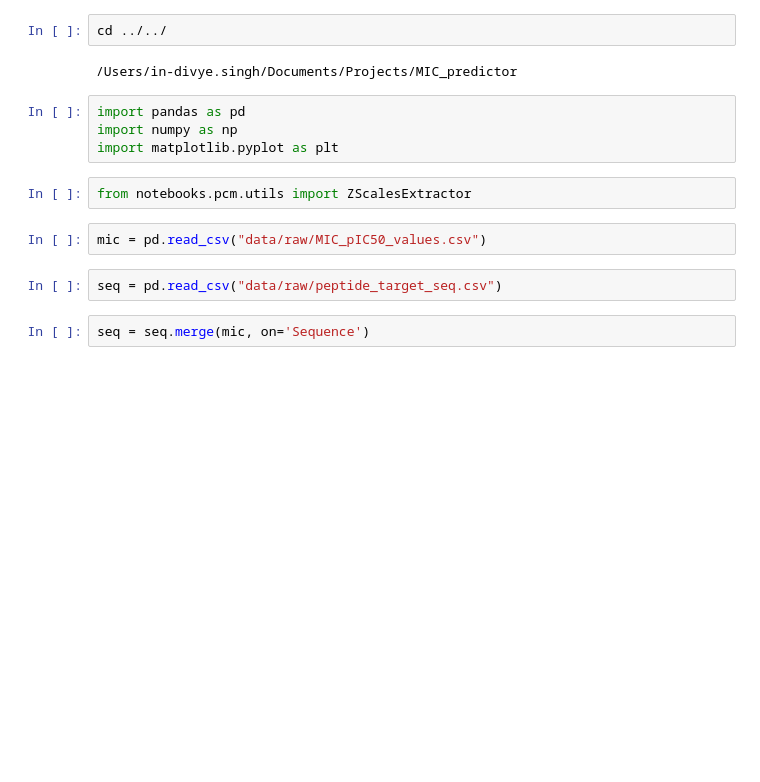
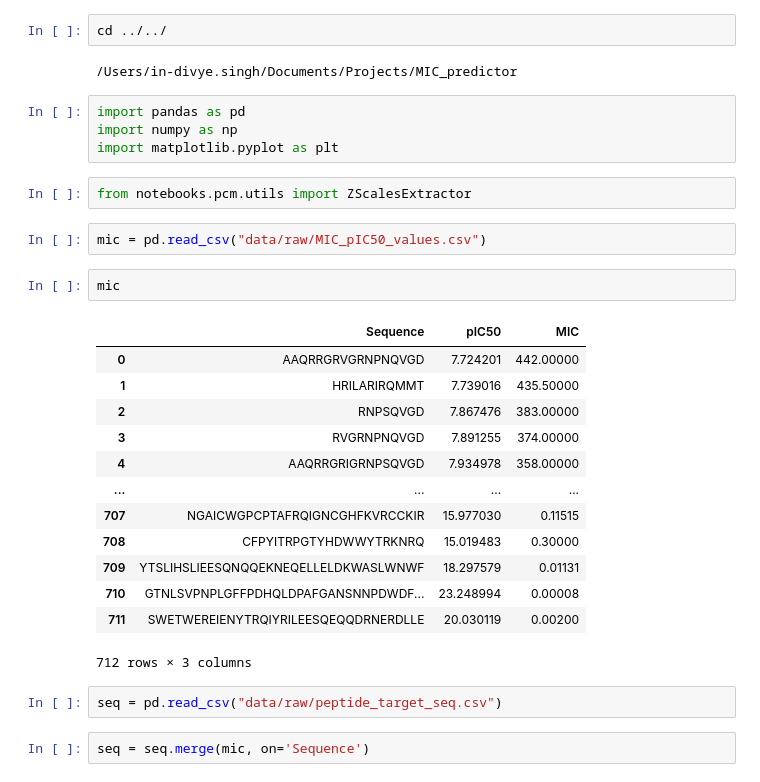
Before and after one commit to thoughtworks/mic-predictor, a Jupyter notebook: notebooks/pcm/RandomForest.ipynb, the cells around one changed output. Saved outputs shown, nothing was run; the diff lists cells and outputs as text; blank space fills up the shorter version.

```diff
--- a/notebooks/pcm/RandomForest.ipynb
+++ b/notebooks/pcm/RandomForest.ipynb
@@ -10,6 +10,22 @@ import matplotlib.pyplot as plt
 from notebooks.pcm.utils import ZScalesExtractor
 # %%
 mic = pd.read_csv("data/raw/MIC_pIC50_values.csv")
+# %%
+mic
+# %% [output]
+|  | Sequence | pIC50 | MIC |
+| 0 | AAQRRGRVGRNPNQVGD | 7.724201 | 442.00000 |
+| 1 | HRILARIRQMMT | 7.739016 | 435.50000 |
+| 2 | RNPSQVGD | 7.867476 | 383.00000 |
+| 3 | RVGRNPNQVGD | 7.891255 | 374.00000 |
+| 4 | AAQRRGRIGRNPSQVGD | 7.934978 | 358.00000 |
+| ... | ... | ... | ... |
+| 707 | NGAICWGPCPTAFRQIGNCGHFKVRCCKIR | 15.977030 | 0.11515 |
+| 708 | CFPYITRPGTYHDWWYTRKNRQ | 15.019483 | 0.30000 |
+| 709 | YTSLIHSLIEESQNQQEKNEQELLELDKWASLWNWF | 18.297579 | 0.01131 |
+| 710 | GTNLSVPNPLGFFPDHQLDPAFGANSNNPDWDF... | 23.248994 | 0.00008 |
+| 711 | SWETWEREIENYTRQIYRILEESQEQQDRNERDLLE | 20.030119 | 0.00200 |
+712 rows × 3 columns
 # %%
 seq = pd.read_csv("data/raw/peptide_target_seq.csv")
 # %%
```
Also changed, not shown: parts of 10 cells of this notebook.
